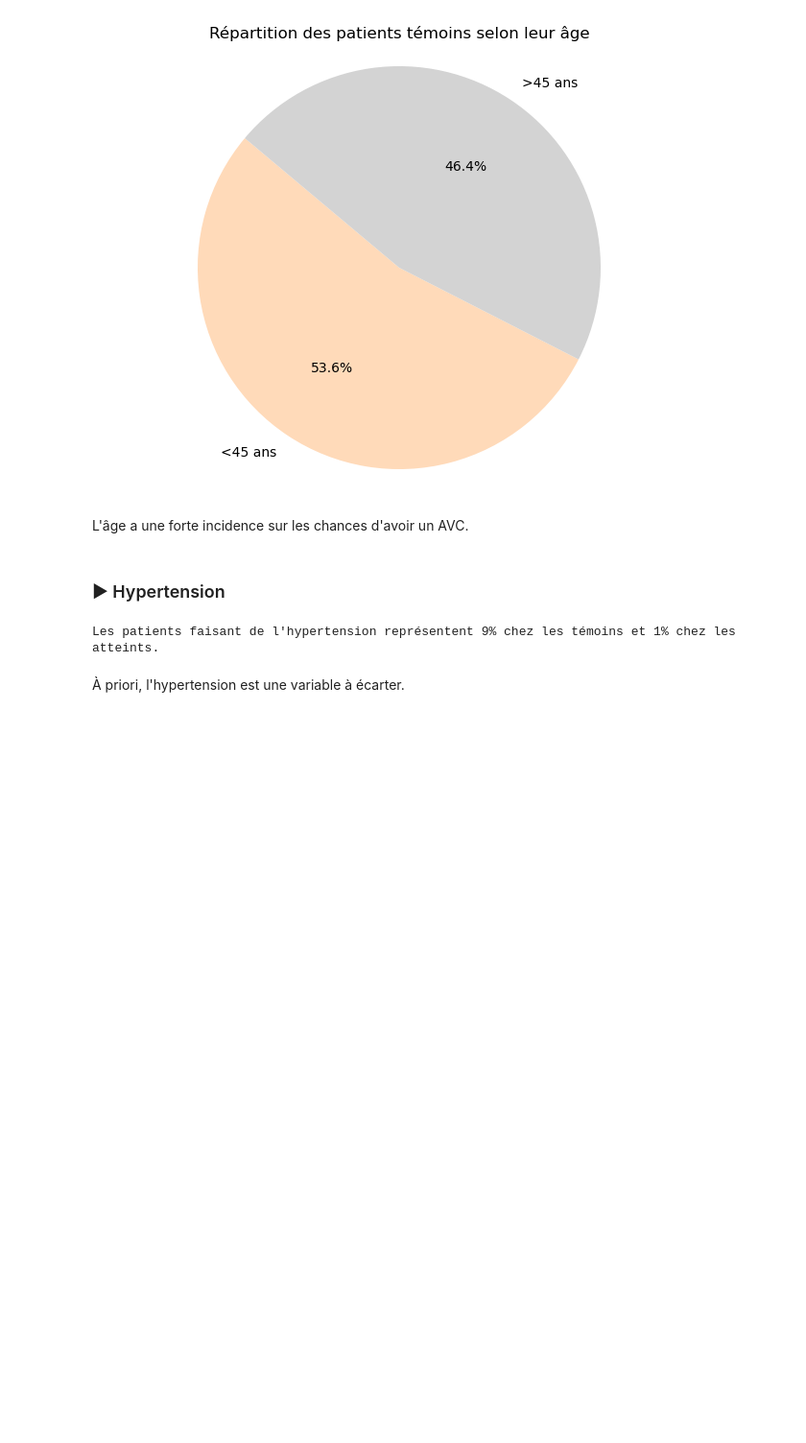
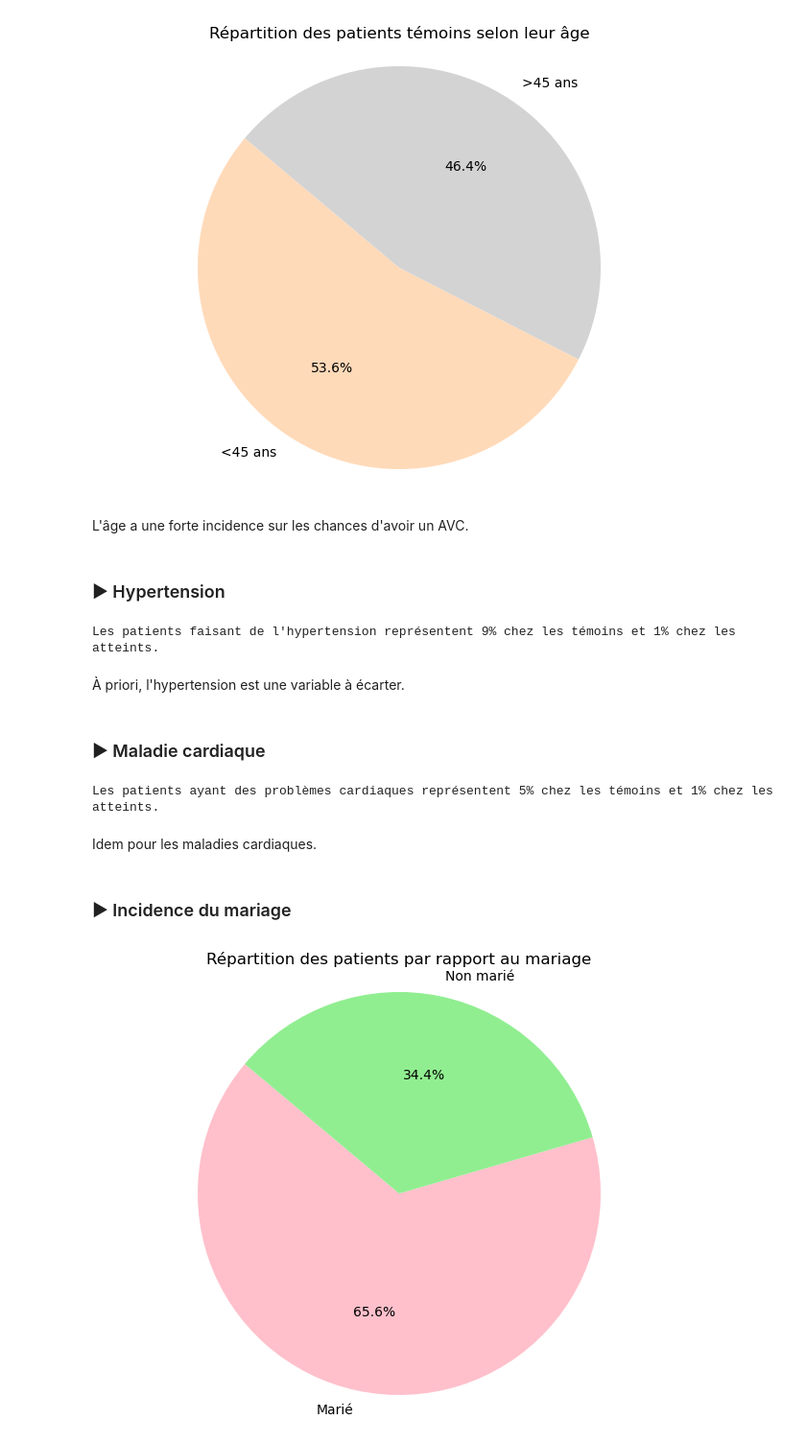
Before and after one commit to Antho-SJ/strocke-alert, a Jupyter notebook: Asj.ipynb, the cells around one changed output. Shown: that part at 96% size. Saved outputs shown, nothing was run; the diff lists cells and outputs as text; code cells hidden in the pictures; blank space fills up the shorter version.

Commit message:
[UPDATE] analyse de la variable mariage et maladie cardiaque

```diff
--- a/Asj.ipynb
+++ b/Asj.ipynb
@@ -273,3 +273,30 @@ print(f"Les patients faisant de l'hypertension représentent {round(100*(tension
 Les patients faisant de l'hypertension représentent 9% chez les témoins et 1% chez les atteints.
 # %% [markdown]
 À priori, l'hypertension est une variable à écarter.
+# %% [markdown]
+### ► Maladie cardiaque
+# %%
+cardio_no_avc = (df_patient_no_avc['heart_disease'] == 1).sum()
+cardio_avc = (df_patient_avc['heart_disease'] == 1).sum()
+print(f"Les patients ayant des problèmes cardiaques représentent {round(100*(cardio_no_avc/df_patient_no_avc.shape[0]))}% chez les témoins et {round(100*(cardio_avc/df_patient_no_avc.shape[0]))}% chez les atteints.")
+# %% [output]
+Les patients ayant des problèmes cardiaques représentent 5% chez les témoins et 1% chez les atteints.
+# %% [markdown]
+Idem pour les maladies cardiaques.
+# %% [markdown]
+### ► Incidence du mariage
+# %%
+wedding = (df['ever_married'] == 'Yes').sum()
+no_wedding = (df['ever_married'] == 'No').sum()
+
+nombre_patients = [wedding, no_wedding]
+labels = ['Marié', 'Non marié']
+colors = ['#FFC0CB', 'lightgreen']
+
+plt.figure(figsize=(8, 6))
+plt.pie(nombre_patients, labels=labels, colors=colors, autopct='%1.1f%%', startangle=140)
+plt.title('Répartition des patients par rapport au mariage')
+plt.axis('equal')
+plt.show()
+# %% [output]
+[figure, added]
```
Also changed, not shown: parts of 5 cells of this notebook.
